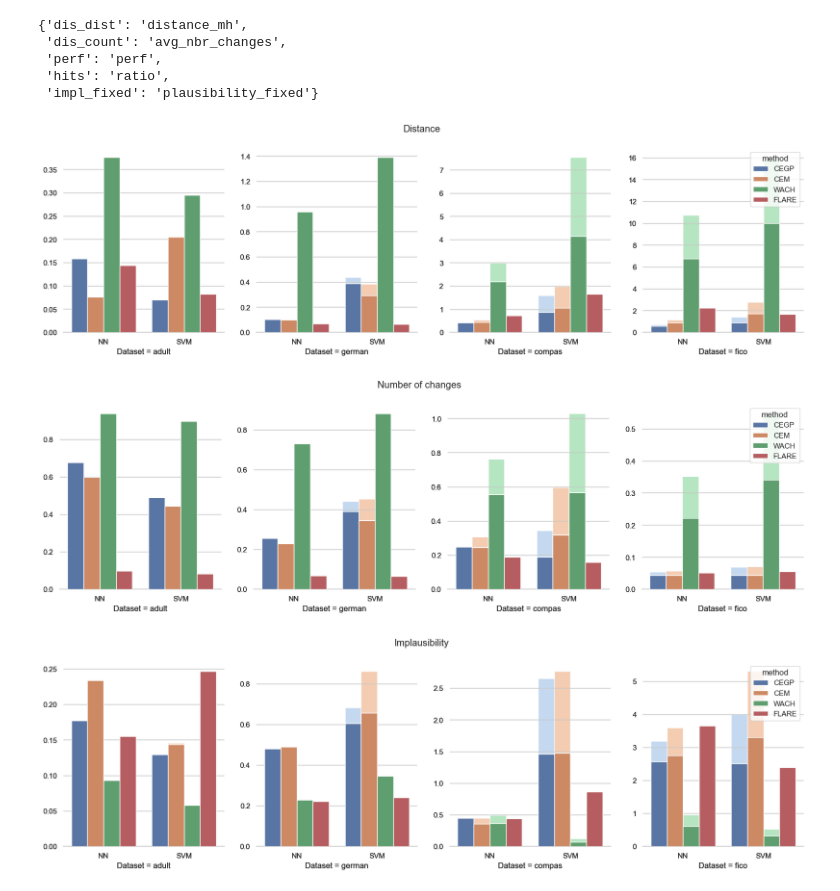
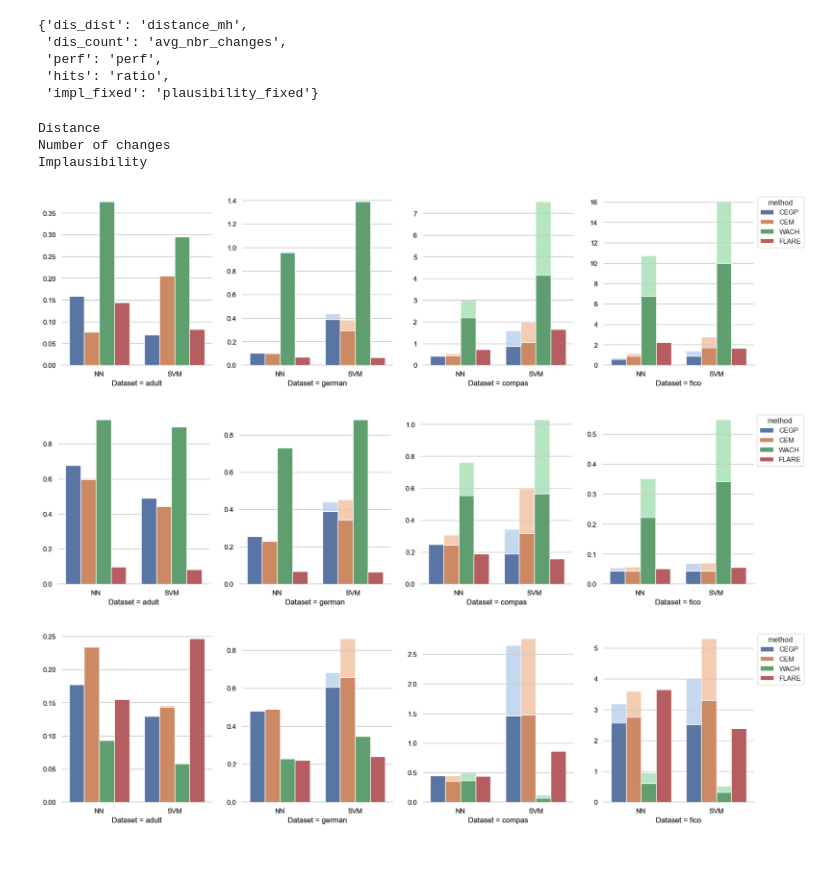
Before and after one commit to Kaysera/flare-experiments, a Jupyter notebook: evaluation.ipynb, the cells around one changed output. Saved outputs shown, nothing was run; the diff lists cells and outputs as text; code cells hidden in the pictures; blank space fills up the shorter version.

Commit message:
Updated figures

```diff
--- a/evaluation.ipynb
+++ b/evaluation.ipynb
@@ -253,16 +253,20 @@ NO_RATIO_METRICS = {
 # %%
 for metric in RATIO_METRICS:
     fig, axes = plt.subplots(1, 4, figsize=(20, 5))
-    fig.suptitle(RATIO_METRICS[metric].capitalize())
+    print(RATIO_METRICS[metric].capitalize())
+    #fig.suptitle(RATIO_METRICS[metric].capitalize())
     for ds, ax in zip(DATASETS, axes):
         newax = fig.add_axes(ax.get_position(), frameon=False, sharey=ax)
         # newax.set(xticklabels=[])
         # ax.set(xticklabels=[])
         plot_overlapped_graph(ds, metric, ax, newax, nxxdf)
 # %% [output]
+Distance
+Number of changes
+Implausibility
-[figure, old version]
+[figure, new version]
-[figure, old version]
+[figure, new version]
-[figure, old version]
+[figure, new version]
 # %%
 for metric in NO_RATIO_METRICS:
     fig, axes = plt.subplots(1, 4, figsize=(20, 5))
```
Also changed, not shown: parts of 4 cells of this notebook, 9 other files.
